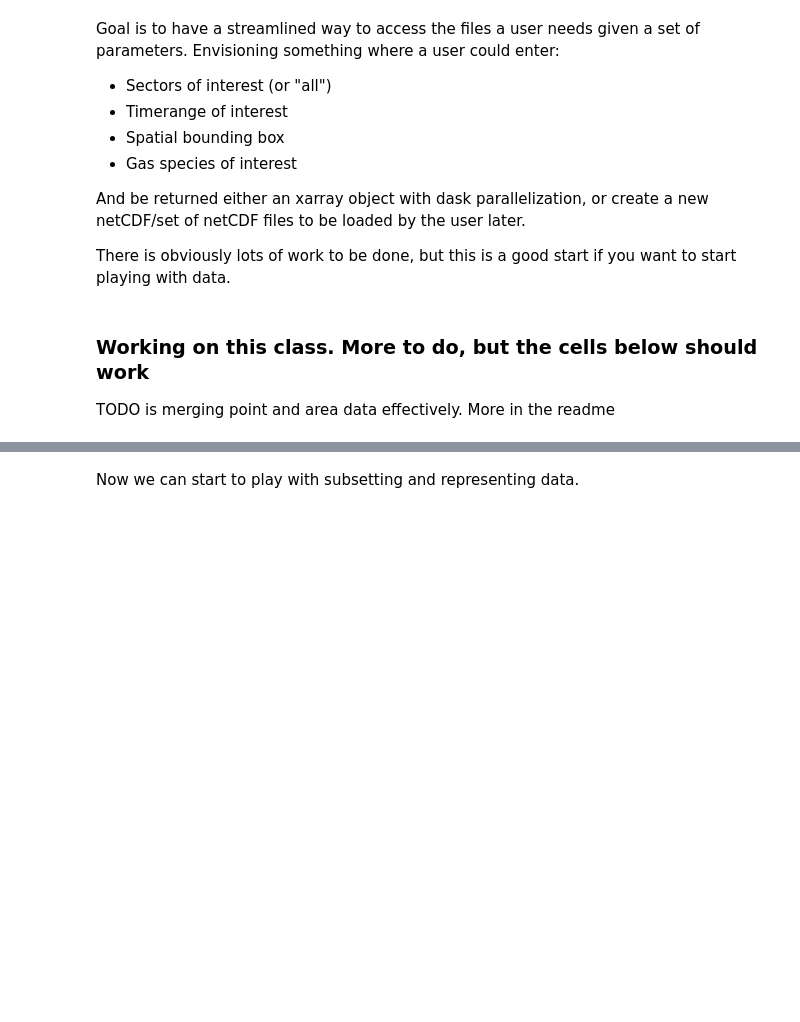
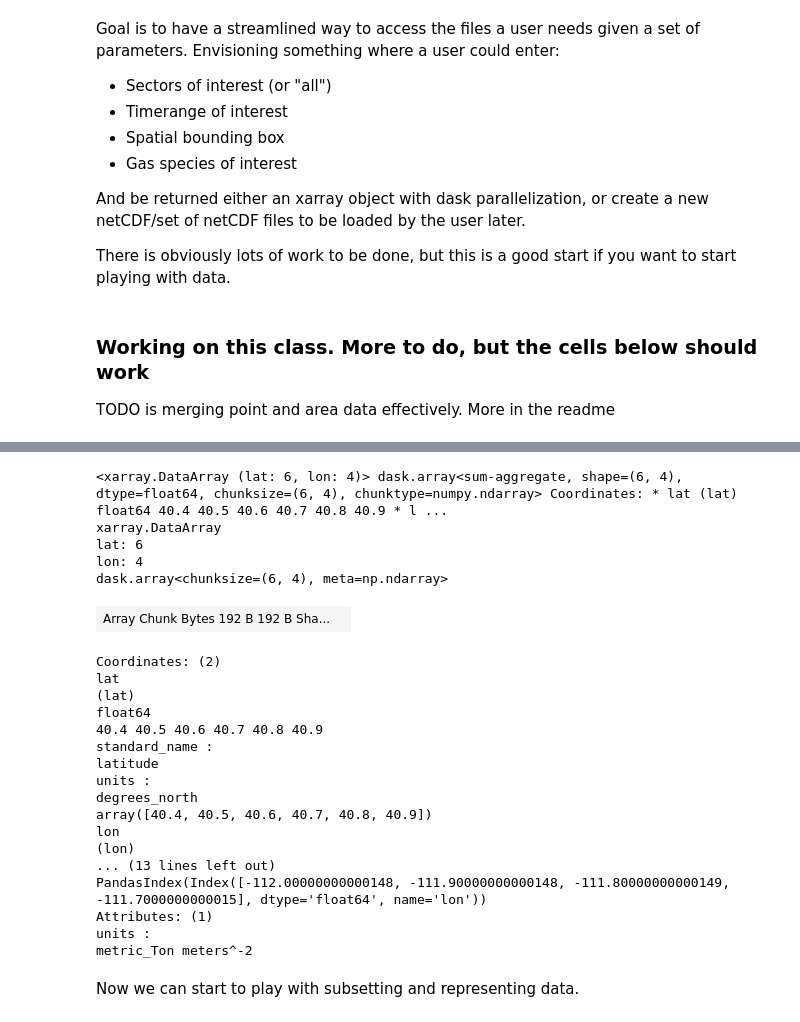
Before and after one commit to agmeyer4/noaa_csl, a Jupyter notebook: ipynbs/regridded_handling.ipynb, the cells around one changed output, grey strips where cells are left out. Saved outputs shown, nothing was run; the diff lists cells and outputs as text; code cells hidden in the pictures; blank space fills up the shorter version.

```diff
--- a/ipynbs/regridded_handling.ipynb
+++ b/ipynbs/regridded_handling.ipynb
@@ -215,3 +245,46 @@ bc7d70102e5509ecec2799fff7032a45afb1c44f
+# %%
+month_sums = []
+for yr_mo in ds1.yr_mo.values:
+#yr_mo = '2019-1'
+    yr = int(yr_mo.split('-')[0])
+    mo = int(yr_mo.split('-')[1])
+    sat,sun,wkdy = get_satsunwkd(yr,mo)
+
+    sat_sum = (ds1.sel(yr_mo=yr_mo,day_type='satdy')*sat).assign_attrs({'units':'metric_Ton month^-1 meters^-2'})
+    sun_sum = (ds1.sel(yr_mo=yr_mo,day_type='sundy')*sun).assign_attrs({'units':'metric_Ton month^-1 meters^-2'})
+    wkdy_sum = (ds1.sel(yr_mo=yr_mo,day_type='weekdy')*wkdy).assign_attrs({'units':'metric_Ton month^-1 meters^-2'})
+
+
+    month_sum = xr.combine_by_coords([sat_sum.to_dataset(name='sat'),
+                                    sun_sum.to_dataset(name='sun'),
+                                    wkdy_sum.to_dataset(name='wkdy')
+                                    ],compat='override').to_array().sum("variable").drop_vars('day_type').assign_attrs({'units':'metric_Ton month^-1 meters^-2'})
+    month_sums.append(month_sum.to_dataset(name=yr_mo))
+xr.combine_by_coords(month_sums,compat='override').to_array().sum("variable").drop_vars('yr_mo').assign_attrs({'units':'metric_Ton meters^-2'})
+# %% [output]
+<xarray.DataArray (lat: 6, lon: 4)> dask.array<sum-aggregate, shape=(6, 4), dtype=float64, chunksize=(6, 4), chunktype=numpy.ndarray> Coordinates: * lat (lat) float64 40.4 40.5 40.6 40.7 40.8 40.9 * l ...
+xarray.DataArray
+lat: 6
+lon: 4
+dask.array<chunksize=(6, 4), meta=np.ndarray>
+| Array Chunk Bytes 192 B 192 B Sha... |  |
+Coordinates: (2)
+lat
+(lat)
+float64
+40.4 40.5 40.6 40.7 40.8 40.9
+standard_name :
+latitude
+units :
+degrees_north
+array([40.4, 40.5, 40.6, 40.7, 40.8, 40.9])
+lon
+(lon)
+... (13 lines left out)
+PandasIndex(Index([-112.00000000000148, -111.90000000000148, -111.80000000000149, -111.7000000000015], dtype='float64', name='lon'))
+Attributes: (1)
+units :
+metric_Ton meters^-2
 # %% [markdown]
 Now we can start to play with subsetting and representing data.
 # %%
```
Also changed, not shown: parts of 6 cells of this notebook, 1 other file.
